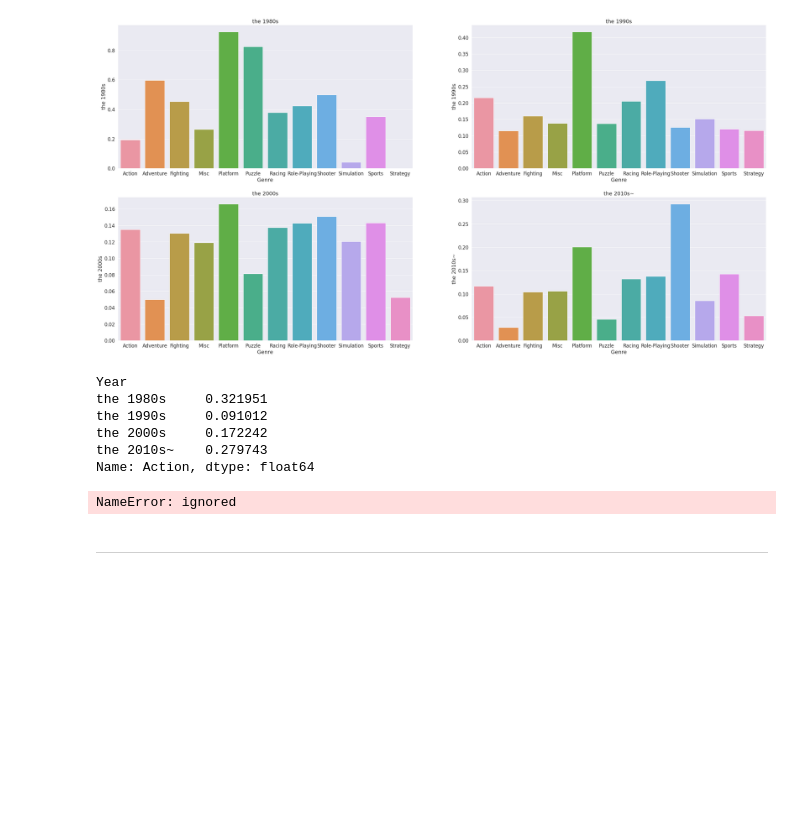
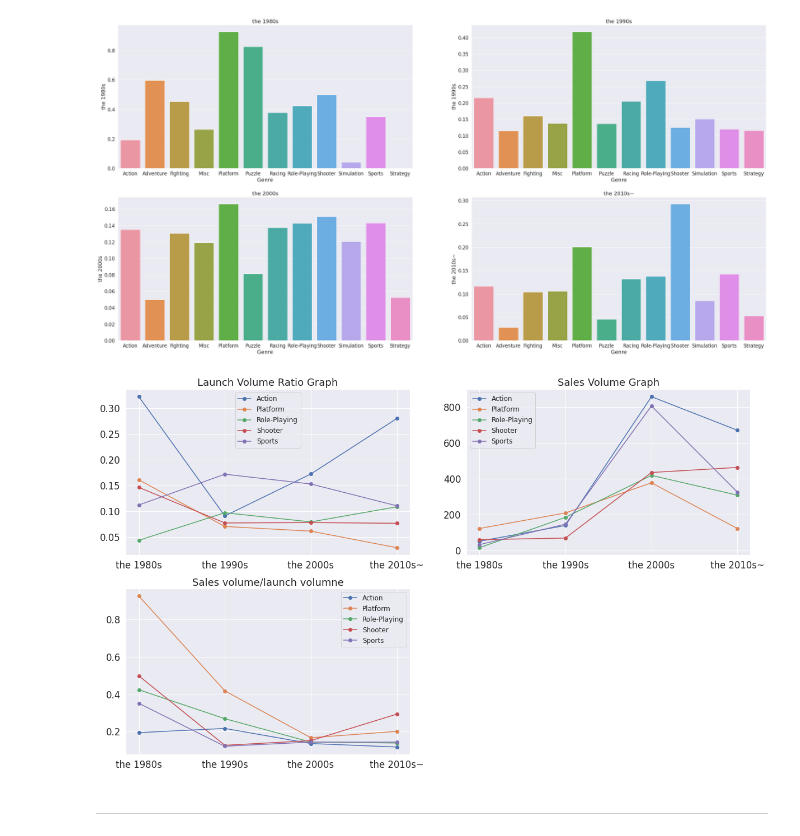
Before and after one commit to IlTACK-OH/Section1_project, a Jupyter notebook: Section1_project.ipynb, the cells around one changed output. Cells and saved outputs as stored; diff of their text form; code cells hidden in the pictures; blank space fills up the shorter version.

```diff
--- a/Section1_project.ipynb
+++ b/Section1_project.ipynb
@@ -708,19 +708,28 @@ plt.show
 cat=cat_df.loc[:,('Action','Platform','Role-Playing','Shooter','Sports')]
 year_gen=year_gen_df.loc[:,('Action','Platform','Role-Playing','Shooter','Sports')]
 ratio=ratio_gensales_df.loc[:,('Action','Platform','Role-Playing','Shooter','Sports')]
-# %%
-cat.iloc[:,0]
-# %% [output]
-Year
-the 1980s     0.321951
-the 1990s     0.091012
-the 2000s     0.172242
-the 2010s~    0.279743
-Name: Action, dtype: float64
-# %%
-cat.plot.line()
-# %% [output]
-NameError: ignored
+# %%
+plt.figure(figsize=([20,12]))
+
+plt.subplot(2,2,1)
+plt.plot(cat.index,cat,marker='o')
+plt.legend(cat.columns,fontsize=12,loc='best')
+plt.title('Launch Volume Ratio Graph')
+
+plt.subplot(2,2,2)
+plt.plot(year_gen.index,year_gen,marker='o')
+plt.legend(year_gen.columns,fontsize=12,loc='best')
+plt.title('Sales Volume Graph')
+
+plt.subplot(2,2,3)
+plt.plot(ratio.index,ratio,marker='o')
+plt.legend(ratio.columns,fontsize=12,loc='best')
+plt.title('Sales volume/launch volumne')
+
+
+plt.show()
+# %% [output]
+[figure, added]
 # %% [markdown]
 ---
 # %% [markdown]
```
Also changed, not shown: parts of 3 cells of this notebook.
